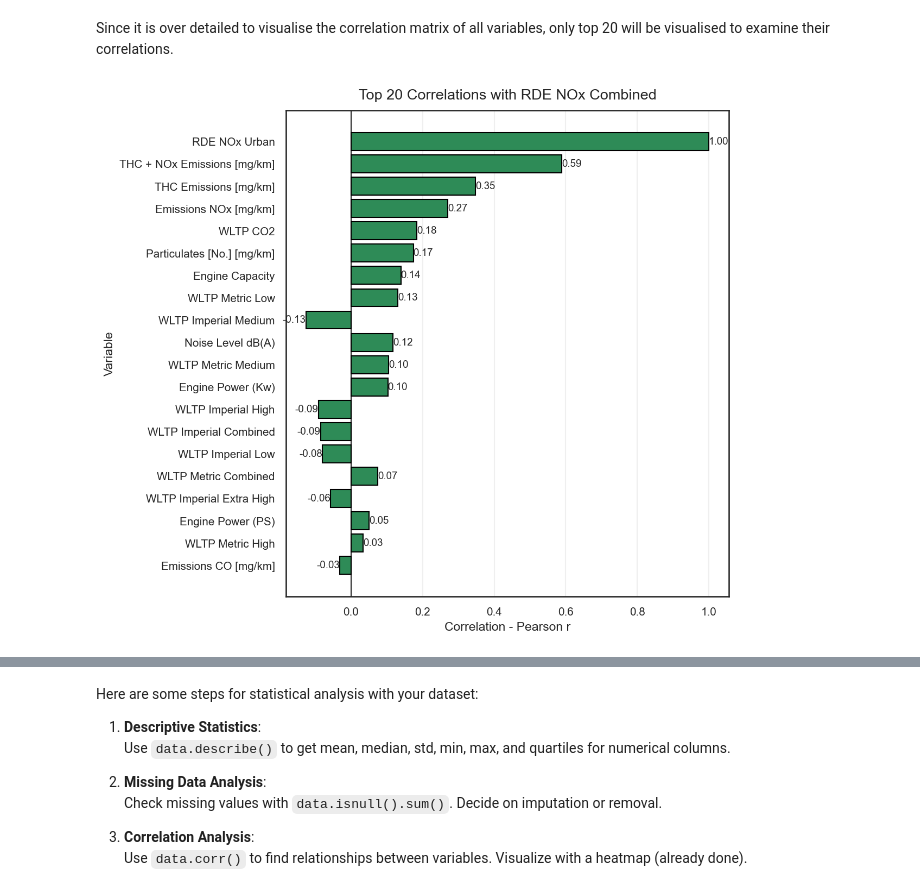
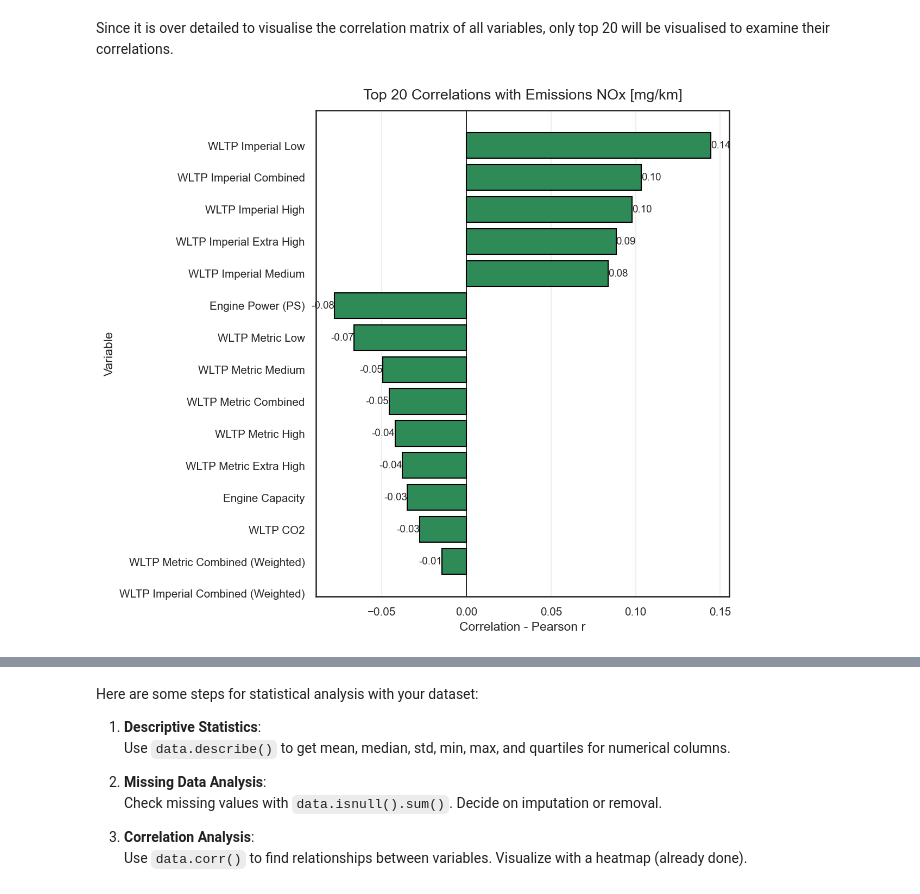
Before and after one commit to damian2551/Predictive-Modelling-of-Gas-Emissions-from-Cars, a Jupyter notebook: Assignment_2.ipynb, the cells around one changed output, grey strips where cells are left out. Saved outputs shown, nothing was run; the diff lists cells and outputs as text; code cells hidden in the pictures.

Commit message:
Remove irrelevant variables, histogram matrix, still fixing correlation matrix as a function

```diff
--- a/Assignment_2.ipynb
+++ b/Assignment_2.ipynb
@@ -237,8 +241,12 @@ removed_variables = [
     "Manufacturer", "Model", "Description",
     "Transmission", "Engine Power (Kw)", "Electric energy consumption Miles/kWh",
     "wh/km", "Maximum range (Km)", "Maximum range (Miles)",
-
-
+    "Euro Standard", "Diesel VED Supplement", "Testing Scheme",
+    "WLTP CO2 Weighted", "Equivalent All Electric Range Miles", "Equivalent All Electric Range KM",
+    "Electric Range City Miles", "Electric Range City Km", "Emissions CO [mg/km]",
+    "THC Emissions [mg/km]", "THC + NOx Emissions [mg/km]", "Particulates [No.] [mg/km]",
+    "RDE NOx Urban", "RDE NOx Combined", "Noise Level dB(A)",
+    "Date of change",
 ]
 data = data.drop(columns=removed_variables)
 print(f"Data shape after removing columns: {data.shape}")
@@ -372,61 +385,36 @@ plt.show()
 # %% [markdown]
 Since it is over detailed to visualise the correlation matrix of all variables, only top 20 will be visualised to examine their correlations.
 # %%
-# -- Correlation Analysis for WLTP CO2 - Fuel Cars --
+# -- Correlation Analysis for NOx Emissions of Fuel Cars --
+def plot_nox_correlation(variable, data_fuel):
+    # Set the target variable
+    target = variable.string()
 
-# Set the target variable
-target = "RDE NOx Combined"
+    # numeric-only correlation
+    corr = data_fuel.select_dtypes(include='number').corr()
 
-# numeric-only correlation
-corr = data_fuel.select_dtypes(include='number').corr()
+    # Extract correlations with target
+    target_corr = corr[target].drop(labels=[target])
 
-# Extract correlations with target
-target_corr = corr[target].drop(labels=[target])
+    # Sort by absolute correlation and take top 20
+    top20 = target_corr.reindex(target_corr.abs().sort_values(ascending=False).index).head(20)
 
-# Sort by absolute correlation and take top 20
-top20 = target_corr.reindex(target_corr.abs().sort_values(ascending=False).index).head(20)
+    # Plot
+    plt.figure(figsize=(8, 7), dpi=150)
+    bars = plt.barh(top20.index, top20.values, color='seagreen', edgecolor='black')
 
-# Plot
-plt.figure(figsize=(8, 7), dpi=150)
-bars = plt.barh(top20.index, top20.values, color='seagreen', edgecolor='black')
+    # Add correlation values on bars
+    for bar, value in zip(bars, top20.values):
+        plt.text(value, bar.get_y() + bar.get_height()/2, f"{value:.2f}",
+                ha='left' if value > 0 else 'right', va='center', fontsize=9)
 
-# Add correlation values on bars
-for bar, value in zip(bars, top20.values):
-    plt.text(value, bar.get_y() + bar.get_height()/2, f"{value:.2f}",
-             ha='left' if value > 0 else 'right', va='center', fontsize=9)
-
-plt.axvline(0, color='black', linewidth=0.8)
-plt.title(f"Top 20 Correlations with {target}", fontsize=13, pad=10)
-plt.xlabel("Correlation - Pearson r", fontsize=11)
-plt.ylabel("Variable", fontsize=11)
-plt.gca().invert_yaxis()  # highest correlation on top
-plt.grid(axis='x', alpha=0.3)
-plt.tight_layout()
-plt.show()
-corr = data_fuel.select_dtypes(include='number').corr()
-
-# Extract correlations with target
-target_corr = corr[target].drop(labels=[target])
-
-# Sort by absolute correlation and take top 20
-top20 = target_corr.reindex(target_corr.abs().sort_values(ascending=False).index).head(20)
-
-# Plot
-plt.figure(figsize=(8, 7), dpi=150)
-bars = plt.barh(top20.index, top20.values, color='seagreen', edgecolor='black')
-
-# Add correlation values on bars
-for bar, value in zip(bars, top20.values):
-    plt.text(value, bar.get_y() + bar.get_height()/2, f"{value:.2f}",
-             ha='left' if value > 0 else 'right', va='center', fontsize=9)
-
-plt.axvline(0, color='black', linewidth=0.8)
-plt.title(f"Top 20 Correlations with {target}", fontsize=13, pad=10)
-plt.xlabel("Correlation - Pearson r", fontsize=11)
-plt.ylabel("Variable", fontsize=11)
-plt.gca().invert_yaxis()  # highest correlation on top
-plt.grid(axis='x', alpha=0.3)
-plt.tight_layout()
-plt.show()
+    plt.axvline(0, color='black', linewidth=0.8)
+    plt.title(f"Top 20 Correlations with {target}", fontsize=13, pad=10)
+    plt.xlabel("Correlation - Pearson r", fontsize=11)
+    plt.ylabel("Variable", fontsize=11)
+    plt.gca().invert_yaxis()  # highest correlation on top
+    plt.grid(axis='x', alpha=0.3)
+    plt.tight_layout()
+    plt.show()
 # %% [output]
-[figure, old version]
+[figure, new version]
```
Also changed, not shown: parts of 18 cells of this notebook.
